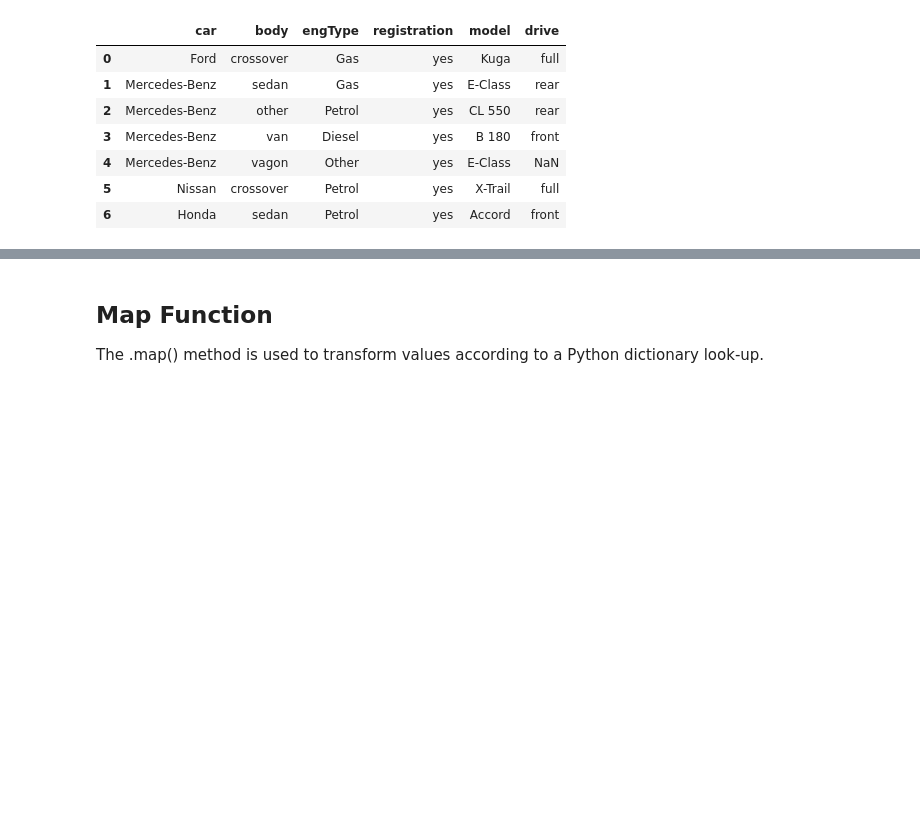
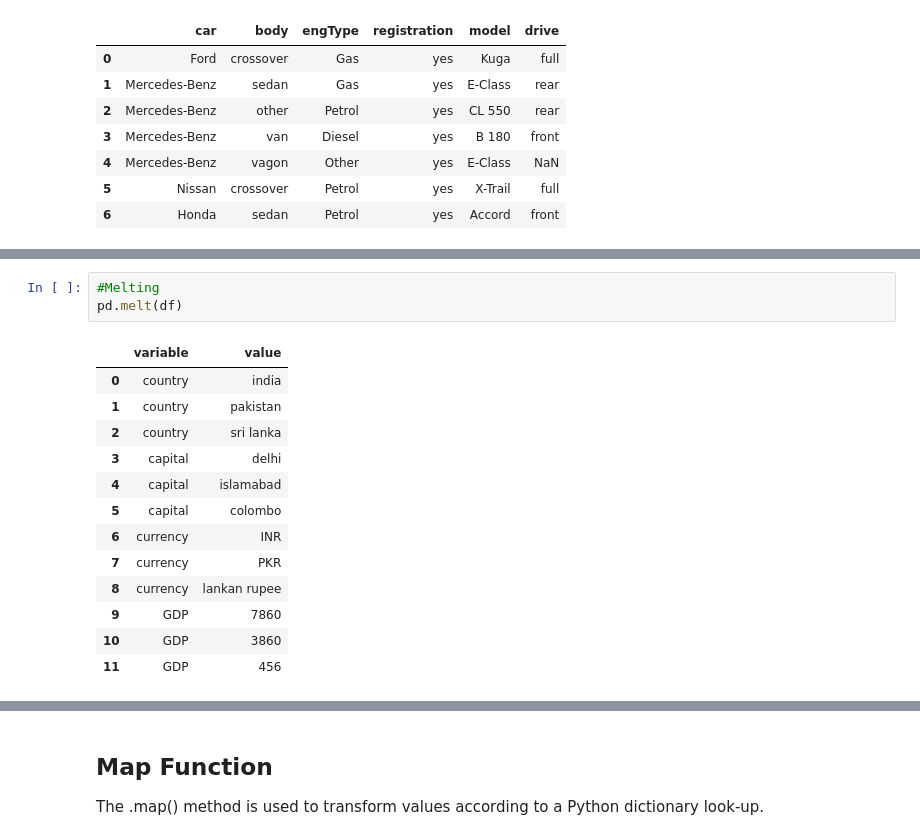
Before and after one commit to amdgd/team-old, a Jupyter notebook: src/Data Wrangling/Pandas_Basics.ipynb, the cells around one changed output, grey strips where cells are left out. Cells and saved outputs as stored; diff of their text form; blank space fills up the shorter version.

```diff
--- a/src/Data Wrangling/Pandas_Basics.ipynb
+++ b/src/Data Wrangling/Pandas_Basics.ipynb
@@ -367,0 +421,17 @@ car_ads_ex_number.head(7)
+# %%
+#Melting
+pd.melt(df)
+# %% [output]
+|  | variable | value |
+| 0 | country | india |
+| 1 | country | pakistan |
+| 2 | country | sri lanka |
+| 3 | capital | delhi |
+| 4 | capital | islamabad |
+| 5 | capital | colombo |
+| 6 | currency | INR |
+| 7 | currency | PKR |
+| 8 | currency | lankan rupee |
+| 9 | GDP | 7860 |
+| 10 | GDP | 3860 |
+| 11 | GDP | 456 |
```
Also changed, not shown: parts of 21 cells of this notebook, 14 other files.
